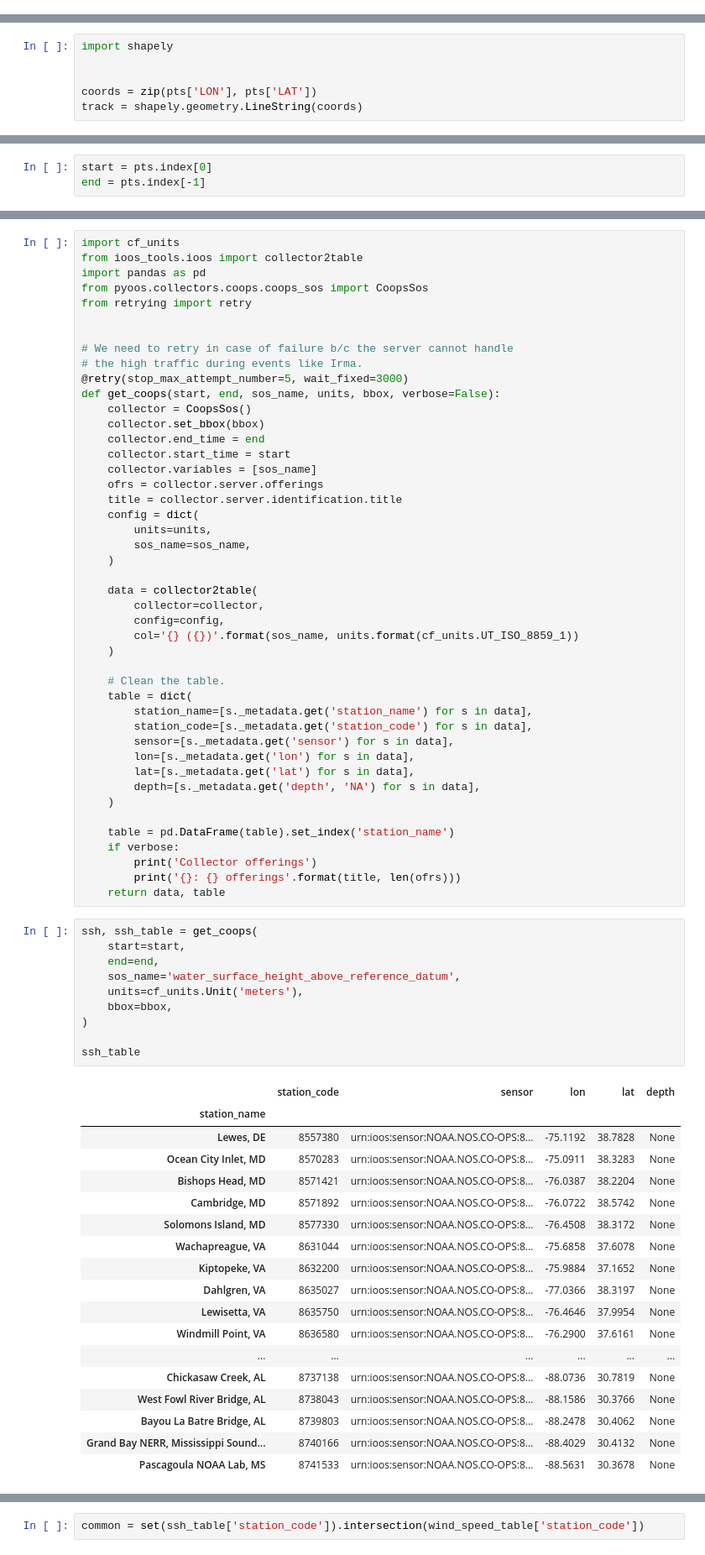
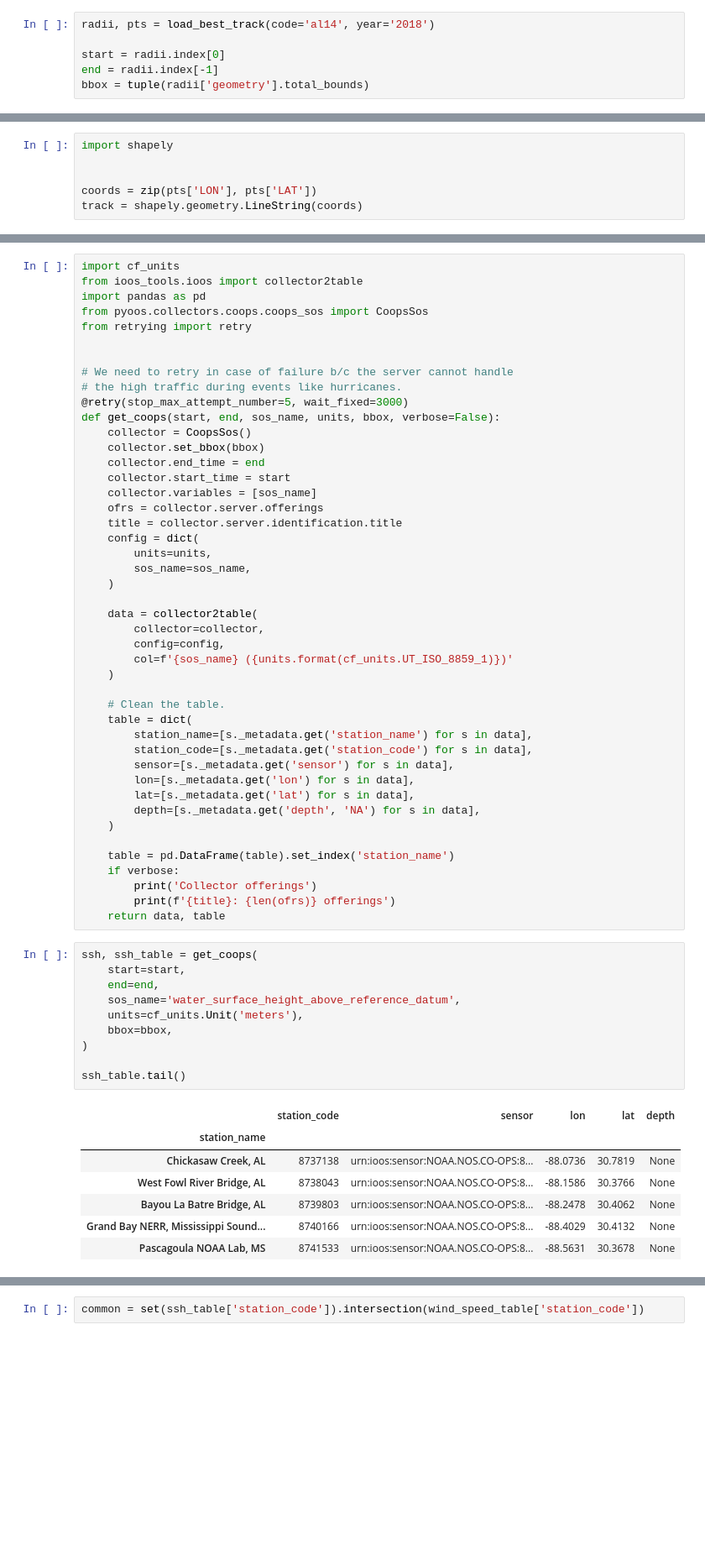
Before and after one commit to ocefpaf/2018-10-25-DMAC-TechWebinar, a Jupyter notebook: notebooks/03-hurricane_michael.ipynb, the cells around one changed output, grey strips where cells are left out. Shown at 84% size. Saved outputs shown, nothing was run; the diff lists cells and outputs as text; blank space fills up the shorter version.

```diff
--- a/notebooks/03-hurricane_michael.ipynb
+++ b/notebooks/03-hurricane_michael.ipynb
@@ -54,0 +19,6 @@ Index(['STORMNAME', 'DTG', 'YEAR', 'MONTH', 'DAY', 'HHMM', 'MSLP', 'BASIN',
+# %%
+radii, pts = load_best_track(code='al14', year='2018')
+
+start = radii.index[0]
+end = radii.index[-1]
+bbox = tuple(radii['geometry'].total_bounds)
@@ -71,3 +37,0 @@ pts.index = pd.to_datetime(
-# %%
-start = pts.index[0]
-end = pts.index[-1]
@@ -96,7 +44,7 @@ from retrying import retry
 
 
 # We need to retry in case of failure b/c the server cannot handle
-# the high traffic during events like Irma.
+# the high traffic during events like hurricanes.
 @retry(stop_max_attempt_number=5, wait_fixed=3000)
 def get_coops(start, end, sos_name, units, bbox, verbose=False):
     collector = CoopsSos()
@@ -114,7 +62,7 @@ def get_coops(start, end, sos_name, units, bbox, verbose=False):
     data = collector2table(
         collector=collector,
         config=config,
-        col='{} ({})'.format(sos_name, units.format(cf_units.UT_ISO_8859_1))
+        col=f'{sos_name} ({units.format(cf_units.UT_ISO_8859_1)})'
     )
 
     # Clean the table.
@@ -130,32 +78,21 @@ def get_coops(start, end, sos_name, units, bbox, verbose=False):
     table = pd.DataFrame(table).set_index('station_name')
     if verbose:
         print('Collector offerings')
-        print('{}: {} offerings'.format(title, len(ofrs)))
+        print(f'{title}: {len(ofrs)} offerings')
     return data, table
 # %%
 ssh, ssh_table = get_coops(
     start=start,
     end=end,
     sos_name='water_surface_height_above_reference_datum',
     units=cf_units.Unit('meters'),
     bbox=bbox,
 )
 
-ssh_table
+ssh_table.tail()
 # %% [output]
 |  | station_code | sensor | lon | lat | depth |
 | station_name |  |  |  |  |  |
-| Lewes, DE | 8557380 | urn:ioos:sensor:NOAA.NOS.CO-OPS:8... | -75.1192 | 38.7828 | None |
-| Ocean City Inlet, MD | 8570283 | urn:ioos:sensor:NOAA.NOS.CO-OPS:8... | -75.0911 | 38.3283 | None |
-| Bishops Head, MD | 8571421 | urn:ioos:sensor:NOAA.NOS.CO-OPS:8... | -76.0387 | 38.2204 | None |
-| Cambridge, MD | 8571892 | urn:ioos:sensor:NOAA.NOS.CO-OPS:8... | -76.0722 | 38.5742 | None |
-| Solomons Island, MD | 8577330 | urn:ioos:sensor:NOAA.NOS.CO-OPS:8... | -76.4508 | 38.3172 | None |
-| Wachapreague, VA | 8631044 | urn:ioos:sensor:NOAA.NOS.CO-OPS:8... | -75.6858 | 37.6078 | None |
-| Kiptopeke, VA | 8632200 | urn:ioos:sensor:NOAA.NOS.CO-OPS:8... | -75.9884 | 37.1652 | None |
-| Dahlgren, VA | 8635027 | urn:ioos:sensor:NOAA.NOS.CO-OPS:8... | -77.0366 | 38.3197 | None |
-| Lewisetta, VA | 8635750 | urn:ioos:sensor:NOAA.NOS.CO-OPS:8... | -76.4646 | 37.9954 | None |
-| Windmill Point, VA | 8636580 | urn:ioos:sensor:NOAA.NOS.CO-OPS:8... | -76.2900 | 37.6161 | None |
-| ... | ... | ... | ... | ... | ... |
 | Chickasaw Creek, AL | 8737138 | urn:ioos:sensor:NOAA.NOS.CO-OPS:8... | -88.0736 | 30.7819 | None |
 | West Fowl River Bridge, AL | 8738043 | urn:ioos:sensor:NOAA.NOS.CO-OPS:8... | -88.1586 | 30.3766 | None |
 | Bayou La Batre Bridge, AL | 8739803 | urn:ioos:sensor:NOAA.NOS.CO-OPS:8... | -88.2478 | 30.4062 | None |
```
Also changed, not shown: parts of 26 cells of this notebook, 4 other files.
